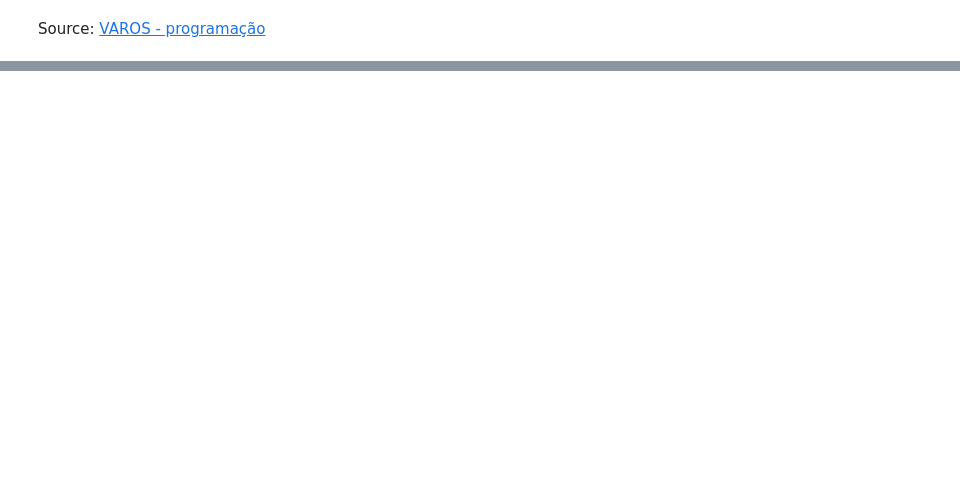
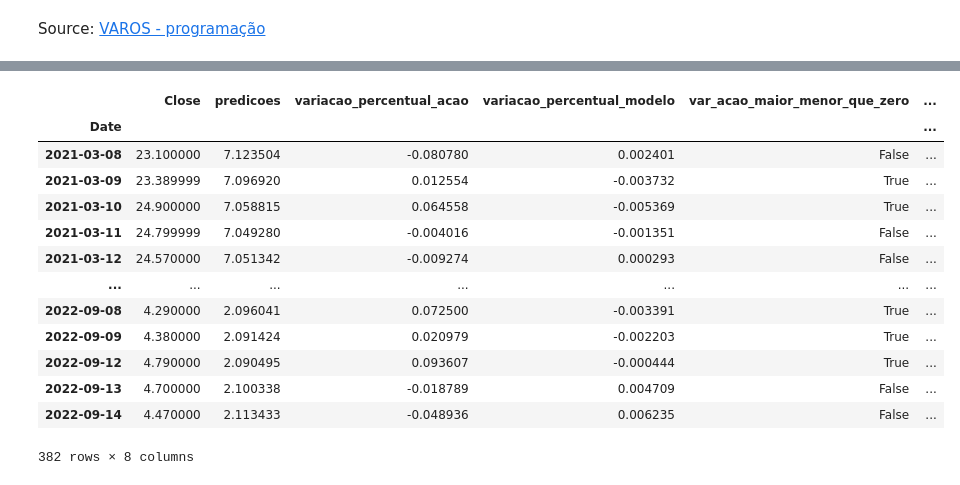
Before and after one commit to gapigo/Unip-Notebook, a Jupyter notebook: 7th Semester/Testing IA/Guia Completo - Como prever o preço das ações com Python e Machine Learning.ipynb, the cells around one changed output, grey strips where cells are left out. Cells and saved outputs as stored; diff of their text form; code cells hidden in the pictures; blank space fills up the shorter version.

```diff
--- a/7th Semester/Testing IA/Guia Completo - Como prever o preço das ações com Python e Machine Learning.ipynb
+++ b/7th Semester/Testing IA/Guia Completo - Como prever o preço das ações com Python e Machine Learning.ipynb
@@ -16,0 +108,4 @@ AlreadyExistsError: Another metric with the same name already exists.
+# %%
+tamanho_dados_treinamento = int(len(cotacao) * 0.8)
+
+tamanho_dados_treinamento
@@ -16,0 +246,9 @@ AlreadyExistsError: Another metric with the same name already exists.
+# %%
+teste_x = np.array(teste_x)
+teste_x = teste_x.reshape(teste_x.shape[0], teste_x.shape[1], 1)
+# %%
+predicoes = modelo.predict(teste_x)
+
+predicoes = escalador.inverse_transform(predicoes)
+
+predicoes
@@ -16,0 +278,13 @@ AlreadyExistsError: Another metric with the same name already exists.
+# %%
+treinamento = dados_acao.iloc[:tamanho_dados_treinamento, :]
+df_teste = pd.DataFrame({'Close': dados_acao['Close'].iloc[tamanho_dados_treinamento:],
+                         'predicoes': predicoes.reshape(len(predicoes))})
+
+plt.figure(figsize = (16, 8))
+plt.title('Modelo')
+plt.xlabel('Data', fontsize = 18)
+plt.ylabel('Preço de fechamento', fontsize = 18)
+plt.plot(treinamento['Close'])
+plt.plot(df_teste[['Close', 'predicoes']])
+plt.legend(['Treinamento', 'Real', 'Predições'], loc=2, prop={'size': 16})
+plt.show()
@@ -16,0 +310,34 @@ AlreadyExistsError: Another metric with the same name already exists.
+# %%
+# o preço é legal, mas o importante é acertar pra qual mercado o lado vai. Será que isso foi feito?
+
+# calcular media de acertos e expectativa de lucro
+
+df_teste['variacao_percentual_acao'] = df_teste['Close'].pct_change()
+df_teste['variacao_percentual_modelo'] = df_teste['predicoes'].pct_change()
+
+df_teste = df_teste.dropna()
+
+df_teste['var_acao_maior_menor_que_zero'] = np.where(df_teste['variacao_percentual_acao'] > 0, True, False)
+
+df_teste['var_modelo_maior_menor_que_zero'] = np.where(df_teste['variacao_percentual_modelo'] > 0, True, False)
+
+df_teste['acertou_o_lado'] = np.where(df_teste['var_acao_maior_menor_que_zero'] == df_teste['var_modelo_maior_menor_que_zero'], True, False)
+
+df_teste['variacao_percentual_acao_abs'] = df_teste['variacao_percentual_acao'].abs()
+
+df_teste
+# %% [output]
+|  | Close | predicoes | variacao_percentual_acao | variacao_percentual_modelo | var_acao_maior_menor_que_zero | ... |
+| Date |  |  |  |  |  | ... |
+| 2021-03-08 | 23.100000 | 7.123504 | -0.080780 | 0.002401 | False | ... |
+| 2021-03-09 | 23.389999 | 7.096920 | 0.012554 | -0.003732 | True | ... |
+| 2021-03-10 | 24.900000 | 7.058815 | 0.064558 | -0.005369 | True | ... |
+| 2021-03-11 | 24.799999 | 7.049280 | -0.004016 | -0.001351 | False | ... |
+| 2021-03-12 | 24.570000 | 7.051342 | -0.009274 | 0.000293 | False | ... |
+| ... | ... | ... | ... | ... | ... | ... |
+| 2022-09-08 | 4.290000 | 2.096041 | 0.072500 | -0.003391 | True | ... |
+| 2022-09-09 | 4.380000 | 2.091424 | 0.020979 | -0.002203 | True | ... |
+| 2022-09-12 | 4.790000 | 2.090495 | 0.093607 | -0.000444 | True | ... |
+| 2022-09-13 | 4.700000 | 2.100338 | -0.018789 | 0.004709 | False | ... |
+| 2022-09-14 | 4.470000 | 2.113433 | -0.048936 | 0.006235 | False | ... |
+382 rows × 8 columns
```
Also changed, not shown: parts of 22 cells of this notebook, 3 other files.
